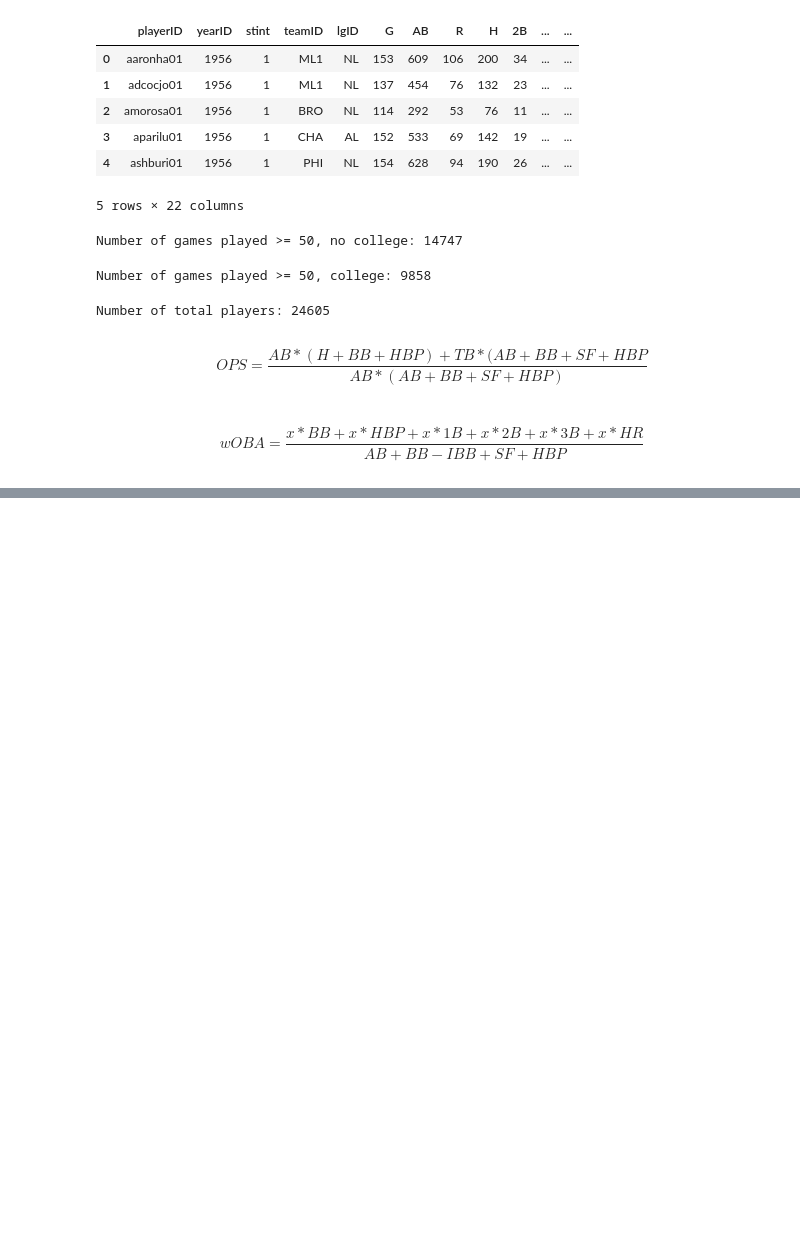
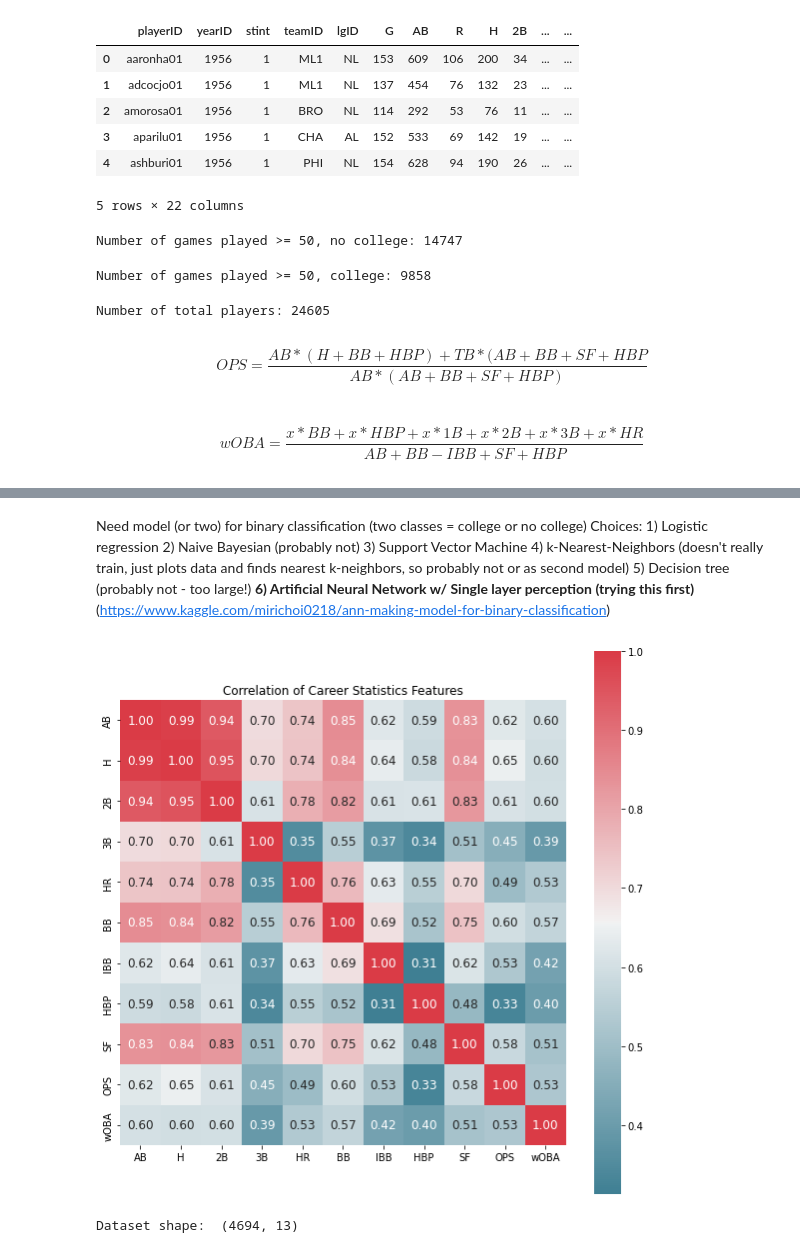
Before and after one commit to Chernide/BaseballPredictorCSCI-5502, a Jupyter notebook: college/CollegeAnalysis.ipynb, the cells around one changed output, grey strips where cells are left out. Drawn from its saved outputs; the diff is of its cells as text; code cells hidden in the pictures; blank space fills up the shorter version.

```diff
--- a/college/CollegeAnalysis.ipynb
+++ b/college/CollegeAnalysis.ipynb
@@ -168,21 +160,22 @@ def season_averager_and_add_college_flag_and_tb(lst_rows):
     ret.append(round(sf/seasons_played, 2))
     ret.append(round(ops/seasons_played, 2))
     ret.append(round(woba/seasons_played, 2))
-    ## ADD COLLEGE FLAG
+    row_occurrence = df_batters_college[(df_batters_college['playerID'] == ret[0])].index.tolist()
+    if(len(row_occurrence) > 0):
+        ret.append(1)
+    else:
+        ret.append(0)
     return ret
 # %%
 curr_playerID = df_combined['playerID'].iloc[0]
 lst = []
-count = 0
+df_lst = []
 for index, row in df_combined.iterrows():
     if(curr_playerID != row[0]):
-        print(curr_playerID)
         ret = season_averager_and_add_college_flag_and_tb(lst)
-        count += 1
+        df_lst.append(ret)
         lst.clear()
         curr_playerID = row[0]
         lst.append(row)
-        if(count == 10):
-            break
     else:
         lst.append(row)
@@ -199,0 +182,2 @@ abreujo02
+# %%
+df_career_combined = p.DataFrame(df_lst, columns=["playerID", "AB", "H", "2B", "3B", "HR", "BB", "IBB", "HBP", "SF", "OPS", "wOBA", "College"])
@@ -199,0 +193,23 @@ abreujo02
+# %% [markdown]
+Need model (or two) for binary classification (two classes = college or no college) </br>
+Choices:</br>
+    1) Logistic regression</br>
+    2) Naive Bayesian (probably not)</br>
+    3) Support Vector Machine</br>
+    4) k-Nearest-Neighbors (doesn't really train, just plots data and finds nearest k-neighbors, so probably not or as second model)</br>
+    5) Decision tree (probably not - too large!) </br>
+    **6) Artificial Neural Network w/ Single layer perception (trying this first)** (https://www.kaggle.com/mirichoi0218/ann-making-model-for-binary-classification)</br>
+# %%
+corr = df_career_combined.iloc[:,1:-1].corr()
+colormap = sns.diverging_palette(220, 10, as_cmap = True)
+plt.figure(figsize=(10,10))
+sns.heatmap(corr, cbar = True, square = True, annot = True, fmt = '.2f', annot_kws = {'size': 12}, \
+            cmap = colormap, linewidths = 0, linecolor = 'white')
+plt.title('Correlation of Career Statistics Features')
+plt.show()
+# %% [output]
+[figure, added]
+# %%
+print("Dataset shape: ", df_career_combined.shape)
+# %% [output]
+Dataset shape:  (4694, 13)
```
Also changed, not shown: parts of 31 cells of this notebook.
